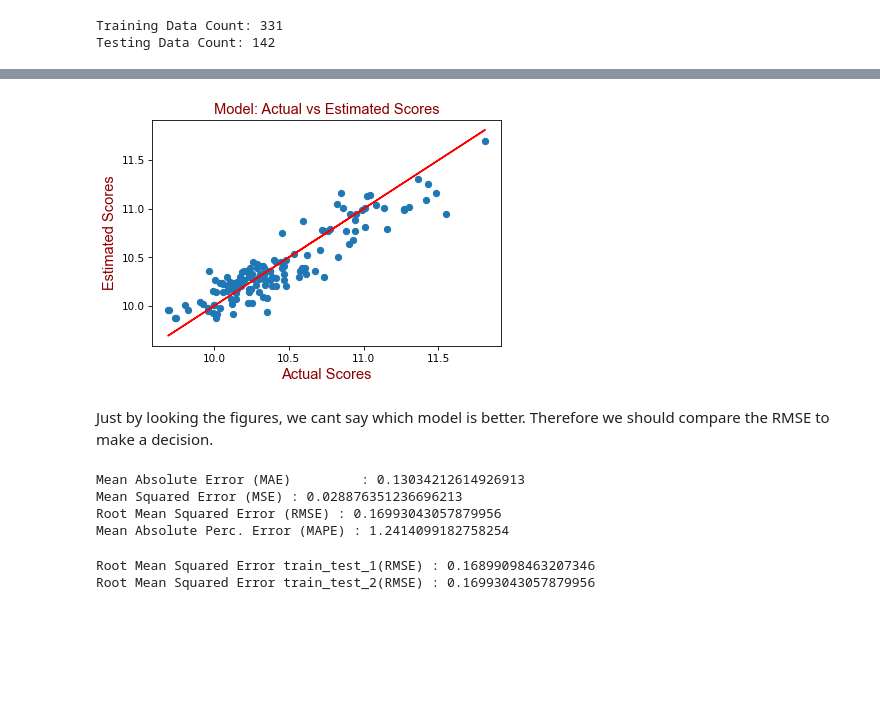
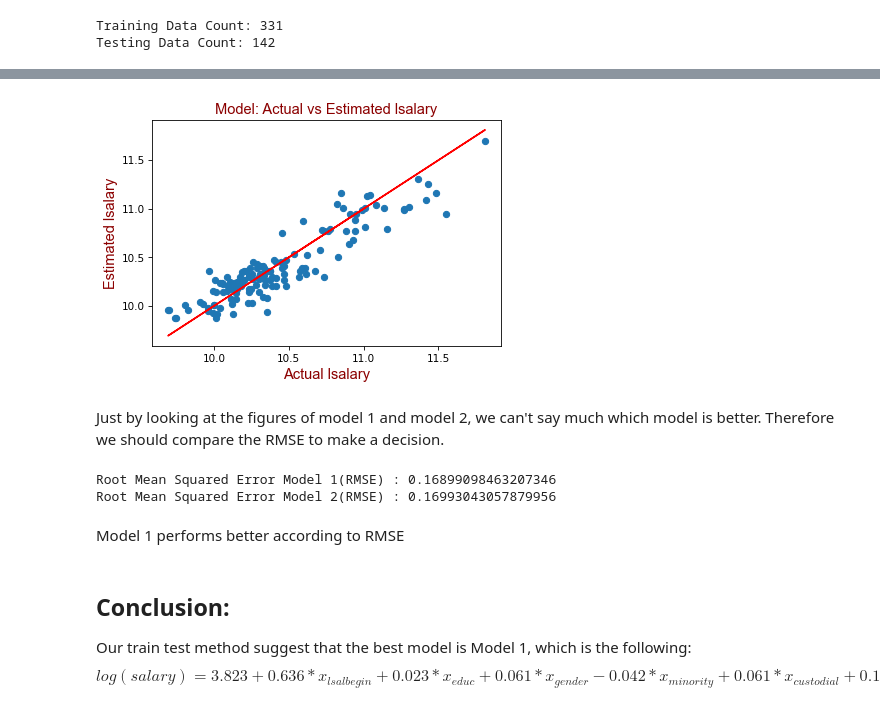
Before and after one commit to Bombastos/ds-projekt1-bank, a Jupyter notebook: bankwages_pr.ipynb, the cells around one changed output, grey strips where cells are left out. Drawn from its saved outputs; the diff is of its cells as text; code cells hidden in the pictures; blank space fills up the shorter version.

```diff
--- a/bankwages_pr.ipynb
+++ b/bankwages_pr.ipynb
@@ -411,40 +434,36 @@ OLS Regression Results
 Notes:
 [1] Standard Errors assume that the covariance matrix of the errors is correctly specified.
 # %%
+# We test and make prediction on model 2
 X2_test = sms.add_constant(X2_test)
 y2_preds = results2.predict(X2_test)
 
 plt.figure(dpi = 75)
 
 plt.scatter(y2_test, y2_preds)
 
 plt.plot(y2_test, y2_test, color="red")
 
-plt.xlabel("Actual Scores", fontdict=font)
+plt.xlabel("Actual lsalary", fontdict=font)
 
-plt.ylabel("Estimated Scores", fontdict=font)
+plt.ylabel("Estimated lsalary", fontdict=font)
 
-plt.title("Model: Actual vs Estimated Scores", fontdict=font)
+plt.title("Model: Actual vs Estimated lsalary", fontdict=font)
 
 plt.show()
 # %% [output]
-[figure, old version]
+[figure, new version]
 # %% [markdown]
-Just by looking the figures, we cant say which model is better. Therefore we should compare the RMSE to make a decision.
+Just by looking at the figures of model 1 and model 2, we can't say much which model is better. Therefore we should compare the RMSE to make a decision.
 # %%
-print("Mean Absolute Error (MAE)         : {}".format(mean_absolute_error(y2_test, y2_preds)))
-
-print("Mean Squared Error (MSE) : {}".format(mse(y2_test, y2_preds)))
-
-print("Root Mean Squared Error (RMSE) : {}".format(rmse(y2_test, y2_preds)))
+print("Root Mean Squared Error Model 1(RMSE) : {}".format(rmse(y_test, y_preds)))
+print("Root Mean Squared Error Model 2(RMSE) : {}".format(rmse(y2_test, y2_preds)))
 # %% [output]
-Mean Absolute Error (MAE)         : 0.13034212614926913
-Mean Squared Error (MSE) : 0.028876351236696213
-Root Mean Squared Error (RMSE) : 0.16993043057879956
-Mean Absolute Perc. Error (MAPE) : 1.2414099182758254
+Root Mean Squared Error Model 1(RMSE) : 0.16899098463207346
+Root Mean Squared Error Model 2(RMSE) : 0.16993043057879956
-# %%
-print("Root Mean Squared Error train_test_1(RMSE) : {}".format(rmse(y_test, y_preds)))
-print("Root Mean Squared Error train_test_2(RMSE) : {}".format(rmse(y2_test, y2_preds)))
-# %% [output]
-Root Mean Squared Error train_test_1(RMSE) : 0.16899098463207346
-Root Mean Squared Error train_test_2(RMSE) : 0.16993043057879956
+# %% [markdown]
+Model 1 performs better according to RMSE
+# %% [markdown]
+## Conclusion:
+Our train test method suggest that the best model is Model 1, which is the following:
+$$ log(salary) = 3.823	 + 0.636*x_{lsalbegin} + 0.023*x_{educ} + 0.061*x_{gender} -0.042*x_{minority} + 0.061*x_{custodial} + 0.19*x_{management} $$
```
Also changed, not shown: parts of 25 cells of this notebook.
